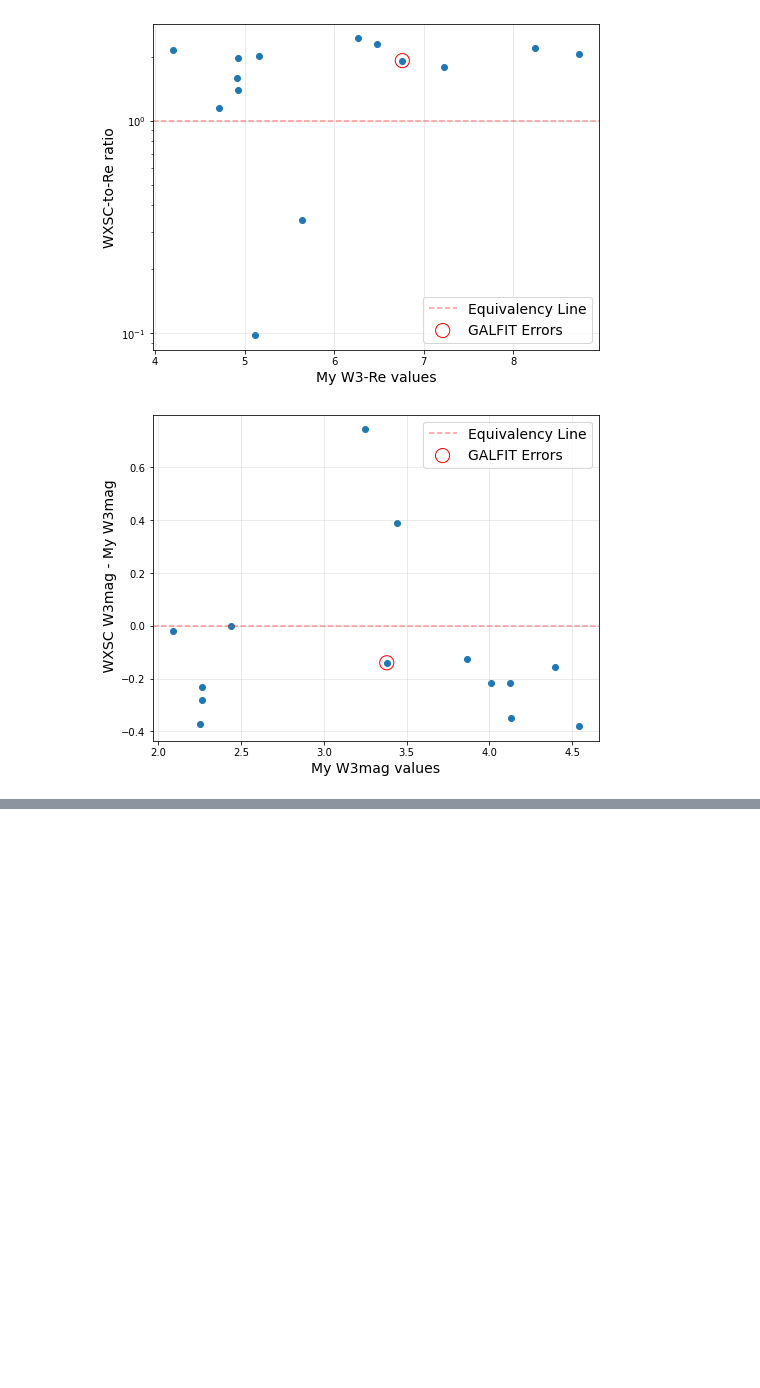
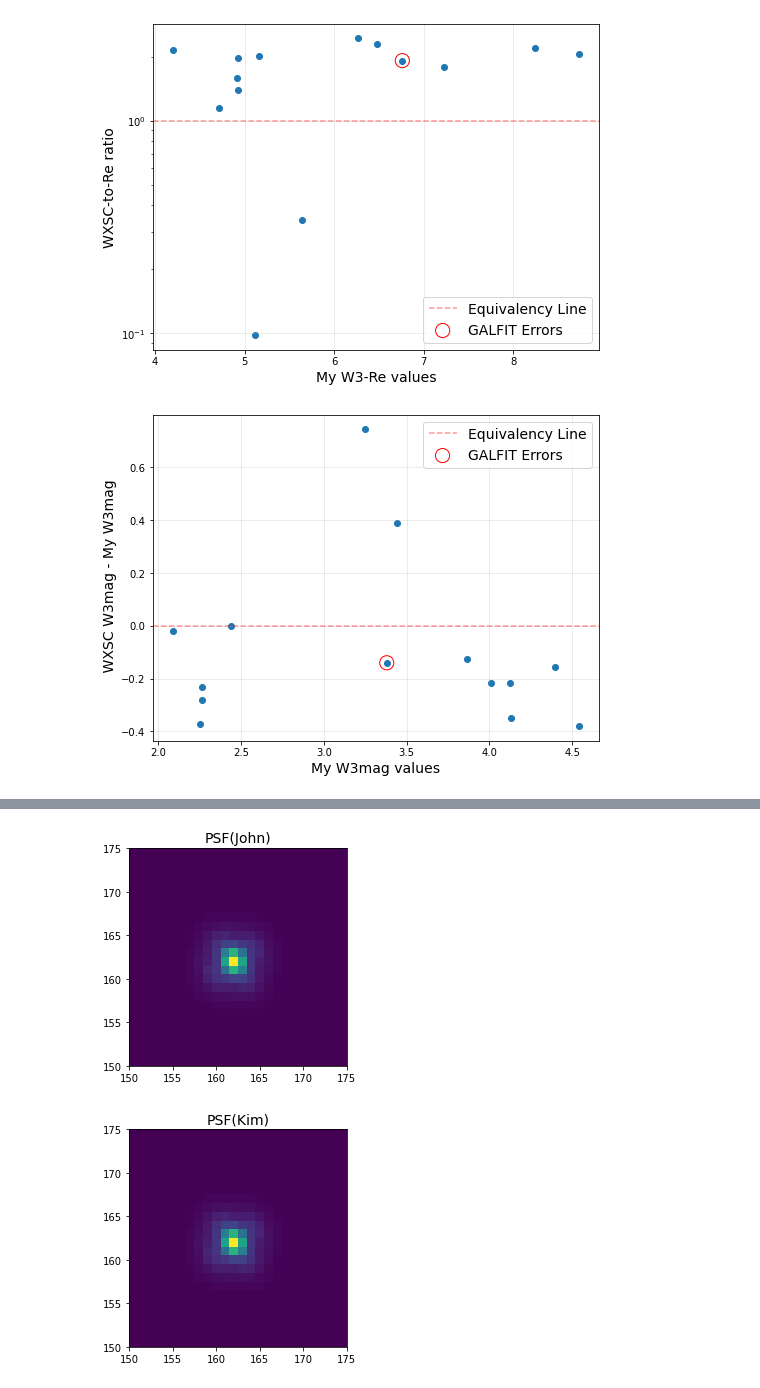
Before and after one commit to Kyssuber/GUI_odyssey, a Jupyter notebook: scrap.ipynb, the cells around one changed output, grey strips where cells are left out. Saved outputs shown, nothing was run; the diff lists cells and outputs as text; code cells hidden in the pictures; blank space fills up the shorter version.

```diff
--- a/scrap.ipynb
+++ b/scrap.ipynb
@@ -223,0 +131,16 @@ sec
+# %%
+psf_john=fits.getdata(homedir+'/NGC3691-custom-psf-W3.fits')
+psf_kim=fits.getdata(homedir+'/VFID3985-1713p166psf.fits')
+plt.imshow(psf_john,origin='lower')
+plt.title('PSF(John)',fontsize=14)
+plt.xlim(150,175)
+plt.ylim(150,175)
+plt.show()
+plt.imshow(psf_kim,origin='lower')
+plt.title('PSF(Kim)',fontsize=14)
+plt.xlim(150,175)
+plt.ylim(150,175)
+plt.show()
+# %% [output]
+[figure, added]
+[figure, added]
```
Also changed, not shown: parts of 35 cells of this notebook, 2 other files.
